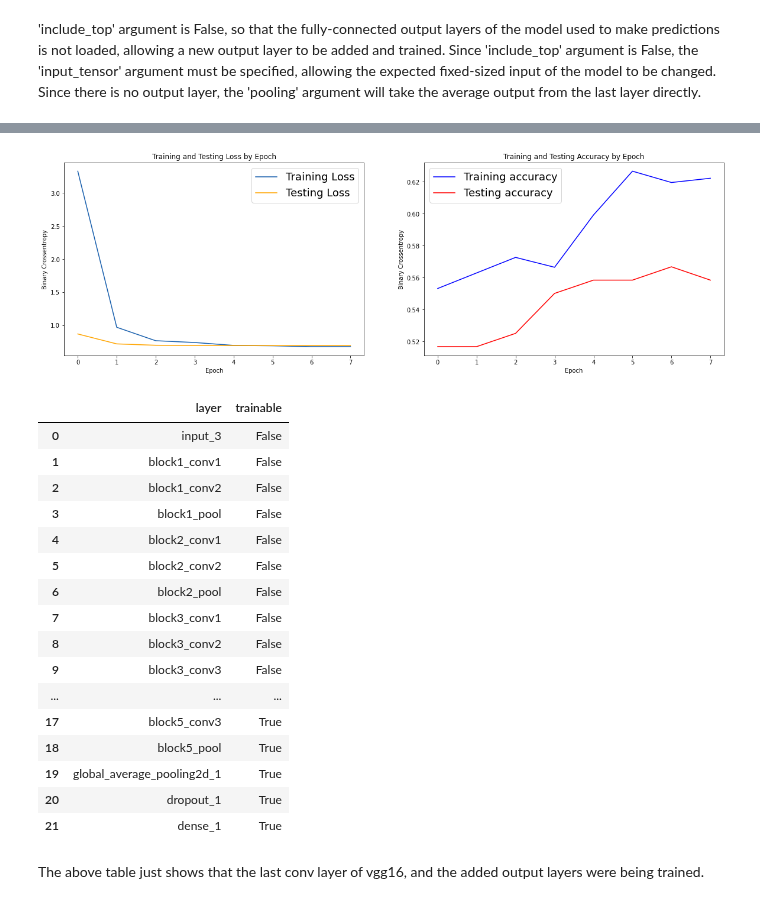
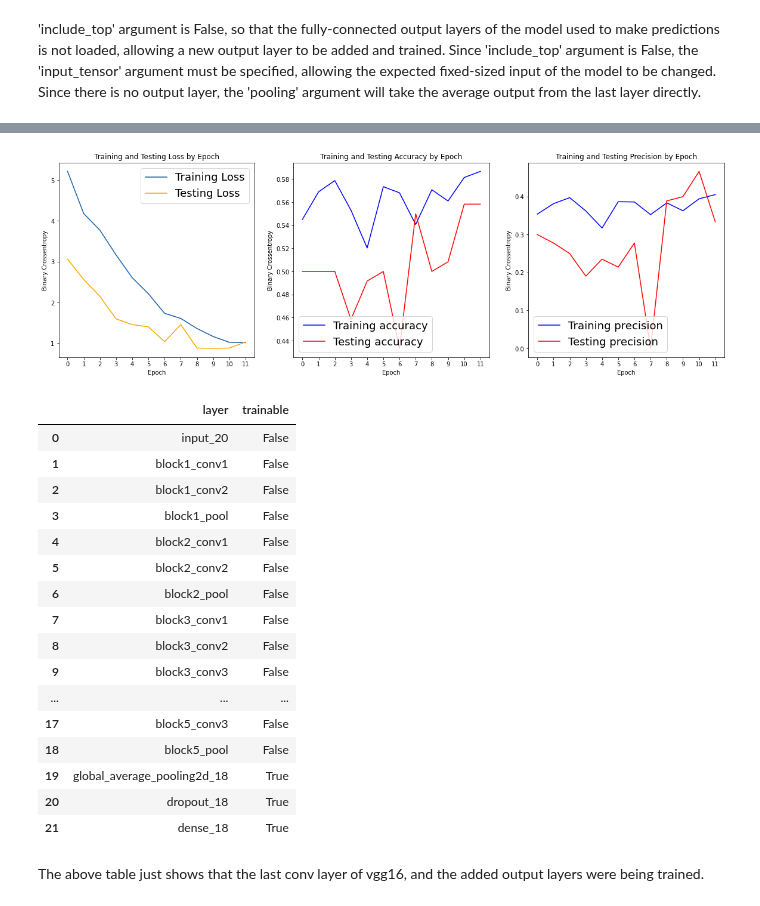
Before and after one commit to doscsy12/knee_mri_proj, a Jupyter notebook: code/Model_building_meniscus_vgg16.ipynb, the cells around one changed output, grey strips where cells are left out. Cells and saved outputs as stored; diff of their text form; code cells hidden in the pictures.

```diff
--- a/code/Model_building_meniscus_vgg16.ipynb
+++ b/code/Model_building_meniscus_vgg16.ipynb
@@ -179,9 +179,11 @@ def plot_results(model):
     test_loss = model.history['val_loss']
     acc = model.history['accuracy']
     val_acc = model.history['val_accuracy']
+    prec = model.history['precision']
+    val_prec = model.history['val_precision']
     epoch_labels = model.epoch
 
-    fig, axes = plt.subplots(1, 2, figsize=(20, 6), sharex=True)
+    fig, axes = plt.subplots(1, 3, figsize=(20, 6), sharex=True)
 
     axes[0].plot(train_loss, label='Training Loss', color='#185fad')
     axes[0].plot(test_loss, label='Testing Loss', color='orange')
@@ -189,16 +191,27 @@ def plot_results(model):
     axes[1].plot(acc, label='Training accuracy', color='blue')
     axes[1].plot(val_acc, label='Testing accuracy', color='red')
 
+    axes[2].plot(prec, label='Training precision', color='blue')
+    axes[2].plot(val_prec, label='Testing precision', color='red')
+
     # Set title
     axes[0].title.set_text('Training and Testing Loss by Epoch')
+    axes[0].set_xlabel('Epoch')
+    axes[0].set_ylabel('Binary Crossentropy')
+
     axes[1].title.set_text('Training and Testing Accuracy by Epoch')
-    axes[0].set_xlabel('Epoch')
     axes[1].set_xlabel('Epoch')
-    axes[0].set_ylabel('Binary Crossentropy')
     axes[1].set_ylabel('Binary Crossentropy')
+
+    axes[2].title.set_text('Training and Testing Precision by Epoch')
+    axes[2].set_xlabel('Epoch')
+    axes[2].set_ylabel('Binary Crossentropy')
+
     plt.xticks(epoch_labels, epoch_labels);
+
     axes[0].legend(fontsize=18);
     axes[1].legend(fontsize=18);
+    axes[2].legend(fontsize=18);
 # %% [markdown]
 ## Utilising pretrained model
 # %% [markdown]
@@ -264,8 +277,8 @@ def finetune_model(model_name, num_epochs, train_data, train_labels, validation_
     weights_path = f'{path_dir}/{model_name}/new_weights.h5'
     checkpoint_path = f'{path_dir}/{model_name}/vgg_model.h5'
 
-    new_input = Input(shape=(256, 256, 3))
-    vgg = VGG16(weights='imagenet', include_top=False, input_tensor=new_input)
+    # new_input = Input(shape=(256, 256, 3))
+    vgg = VGG16(weights='imagenet', include_top=False, input_tensor=None, input_shape=(256,256,3), pooling=None)
     x = vgg.output
     x = layers.GlobalAveragePooling2D()(x)
     x = layers.Dropout(0.6)(x)
@@ -275,11 +288,12 @@ def finetune_model(model_name, num_epochs, train_data, train_labels, validation_
     final_model.save_weights(weights_path)
 
     # weights will not be updated
-    for layer in vgg.layers[:15]:
+    # for layer in vgg.layers[:15]:
+    for layer in vgg.layers:
         layer.trainable = False
 
-    sgd = optimizers.SGD(learning_rate=1e-5, decay=1e-6, momentum=0.9, nesterov=True)
-    final_model.compile(optimizer=sgd, loss='binary_crossentropy', metrics=['accuracy'])
+    # sgd = optimizers.SGD(learning_rate=1e-5, decay=1e-6, momentum=0.9, nesterov=True)
+    final_model.compile(optimizer='adam', loss='binary_crossentropy', metrics=['accuracy', Precision(name='precision')])
 
     history = final_model.fit(x=train_data, y=np.array(train_labels),
             batch_size=32,
@@ -292,12 +306,14 @@ def finetune_model(model_name, num_epochs, train_data, train_labels, validation_
     return final_model, history
 # %%
 # coronal plane
-num_epochs=10
+num_epochs=20
 
 cor_men_model, vgg_cor_men = finetune_model('vgg_cor_men', num_epochs, coronal_mensicus, coronal_mensicus_label, coronal_mensicus_val, coronal_mensicus_label_val)
 
 # get/plot accuracy
 vgg_cor_men_acc=[]
 vgg_cor_men_acc.append(np.mean(vgg_cor_men.history['val_accuracy']))
+vgg_cor_men_prec=[]
+vgg_cor_men_prec.append(np.mean(vgg_cor_men.history['val_precision']))
 plot_results(vgg_cor_men)
 # %% [output]
@@ -320,10 +337,10 @@ Epoch 8/10
-[figure, old version]
+[figure, new version]
 # %%
 df = pd.DataFrame(([layer.name, layer.trainable] for layer in cor_men_model.layers), columns=['layer', 'trainable'])
 df.style.applymap(lambda trainable: f'background-color: {"yellow" if trainable else "white"}', subset=['trainable'])
 # %% [output]
 |  | layer | trainable |
-| 0 | input_3 | False |
+| 0 | input_20 | False |
 | 1 | block1_conv1 | False |
 | 2 | block1_conv2 | False |
 | 3 | block1_pool | False |
@@ -334,11 +351,11 @@ df.style.applymap(lambda trainable: f'background-color: {"yellow" if trainable e
 | 8 | block3_conv2 | False |
 | 9 | block3_conv3 | False |
 | ... | ... | ... |
-| 17 | block5_conv3 | True |
-| 18 | block5_pool | True |
-| 19 | global_average_pooling2d_1 | True |
-| 20 | dropout_1 | True |
-| 21 | dense_1 | True |
+| 17 | block5_conv3 | False |
+| 18 | block5_pool | False |
+| 19 | global_average_pooling2d_18 | True |
+| 20 | dropout_18 | True |
+| 21 | dense_18 | True |
 # %% [markdown]
 The above table just shows that the last conv layer of vgg16, and the added output layers were being trained.
 # %%
```
Also changed, not shown: parts of 40 cells of this notebook.
